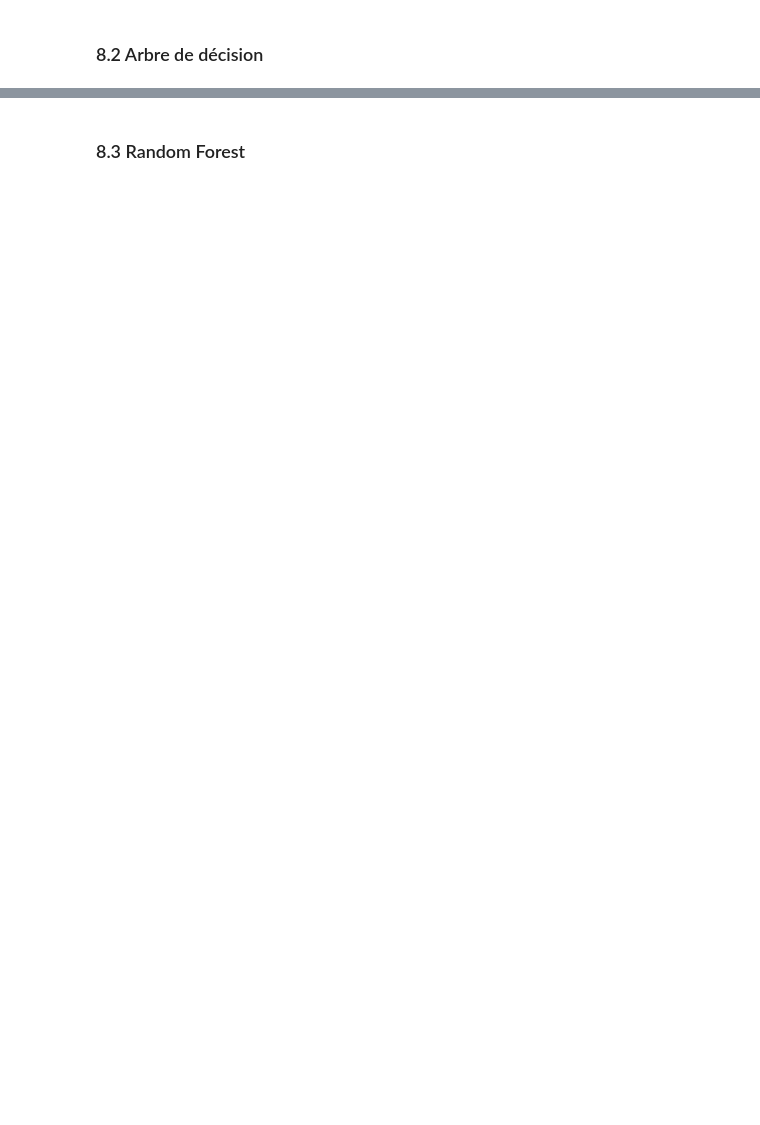
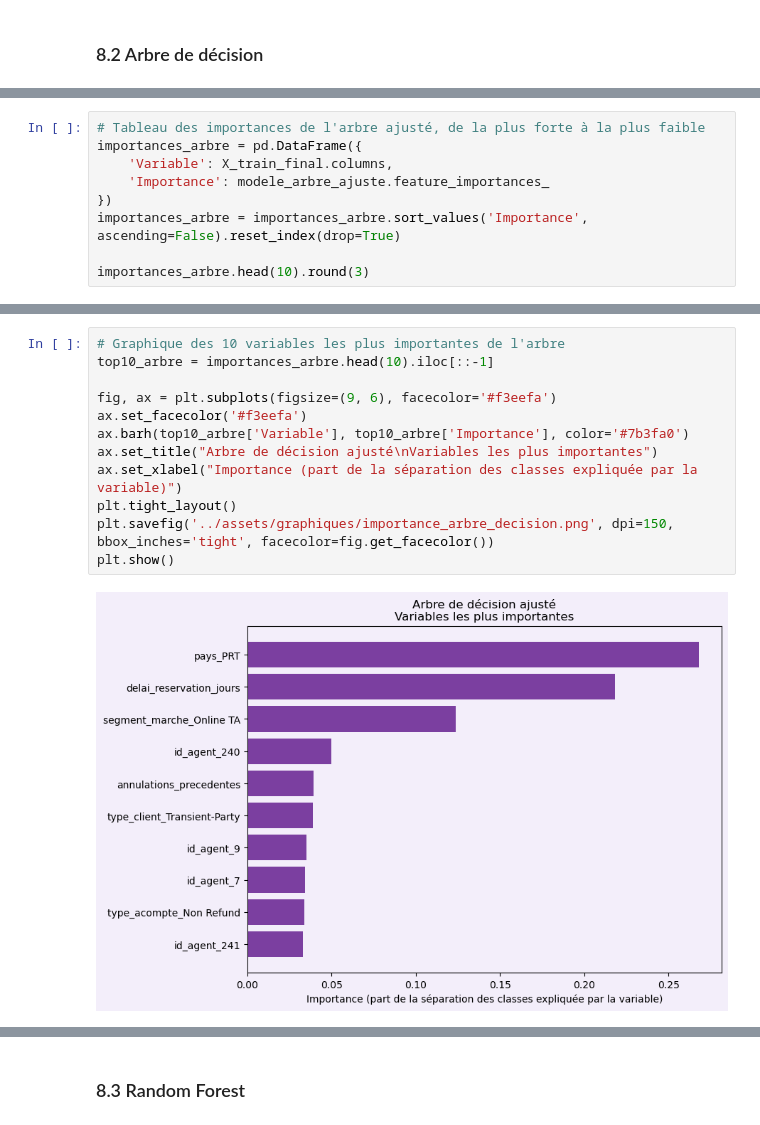
Before and after one commit to LudivineThinet/projet_hotel_booking, a Jupyter notebook: notebook/ML_Hotel_Booking.ipynb, the cells around one changed output, grey strips where cells are left out. Drawn from its saved outputs; the diff is of its cells as text; blank space fills up the shorter version.

```diff
--- a/notebook/ML_Hotel_Booking.ipynb
+++ b/notebook/ML_Hotel_Booking.ipynb
@@ -765,0 +1685,9 @@ print(pred_dummy.shape, pred_logreg.shape, pred_arbre.shape, pred_rf.shape)
+# %%
+# Tableau des importances de l'arbre ajusté, de la plus forte à la plus faible
+importances_arbre = pd.DataFrame({
+    'Variable': X_train_final.columns,
+    'Importance': modele_arbre_ajuste.feature_importances_
+})
+importances_arbre = importances_arbre.sort_values('Importance', ascending=False).reset_index(drop=True)
+
+importances_arbre.head(10).round(3)
@@ -765,0 +1706,14 @@ print(pred_dummy.shape, pred_logreg.shape, pred_arbre.shape, pred_rf.shape)
+# %%
+# Graphique des 10 variables les plus importantes de l'arbre
+top10_arbre = importances_arbre.head(10).iloc[::-1]
+
+fig, ax = plt.subplots(figsize=(9, 6), facecolor='#f3eefa')
+ax.set_facecolor('#f3eefa')
+ax.barh(top10_arbre['Variable'], top10_arbre['Importance'], color='#7b3fa0')
+ax.set_title("Arbre de décision ajusté\nVariables les plus importantes")
+ax.set_xlabel("Importance (part de la séparation des classes expliquée par la variable)")
+plt.tight_layout()
+plt.savefig('../assets/graphiques/importance_arbre_decision.png', dpi=150, bbox_inches='tight', facecolor=fig.get_facecolor())
+plt.show()
+# %% [output]
+[figure, added]
```
Also changed, not shown: parts of 111 cells of this notebook.
